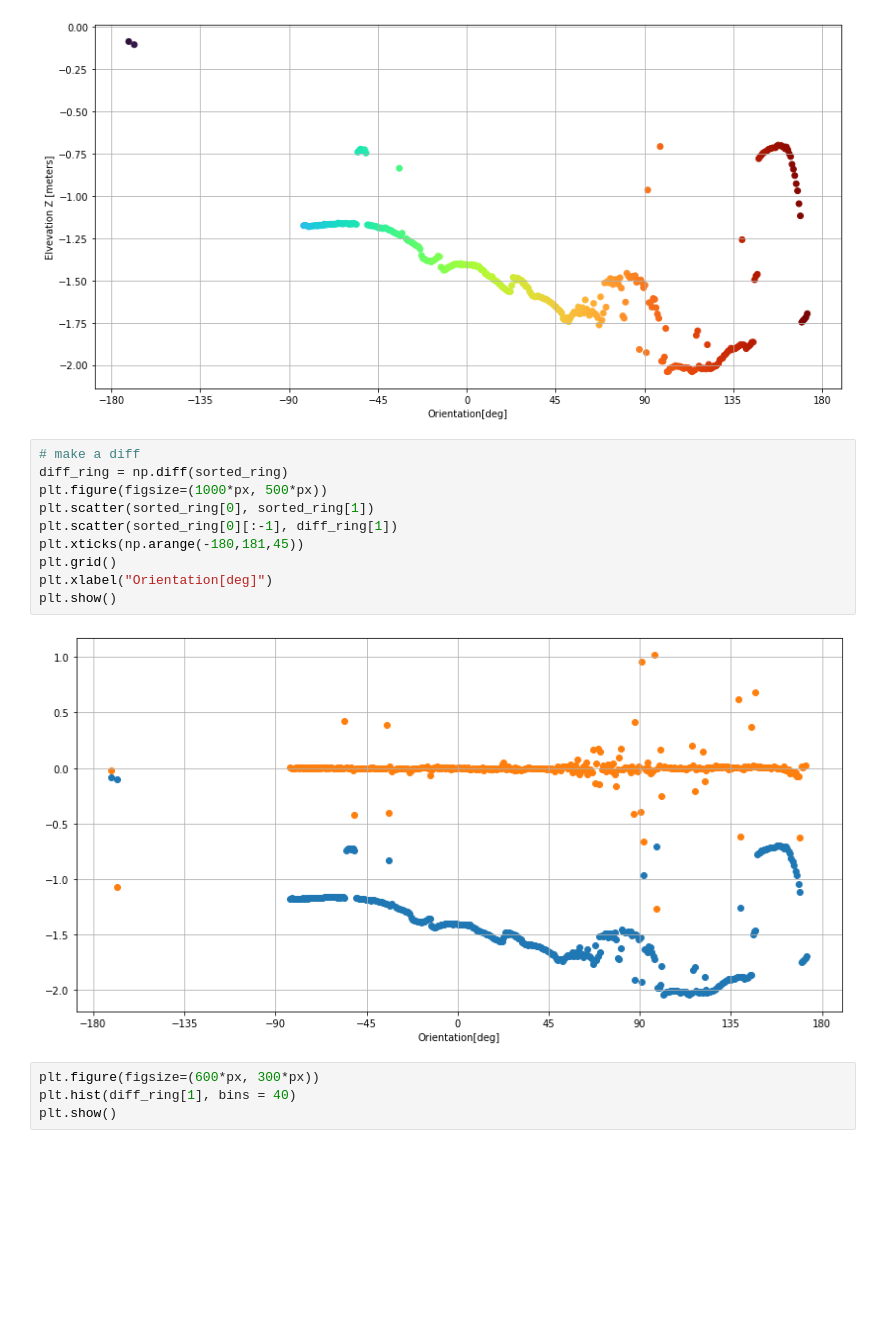
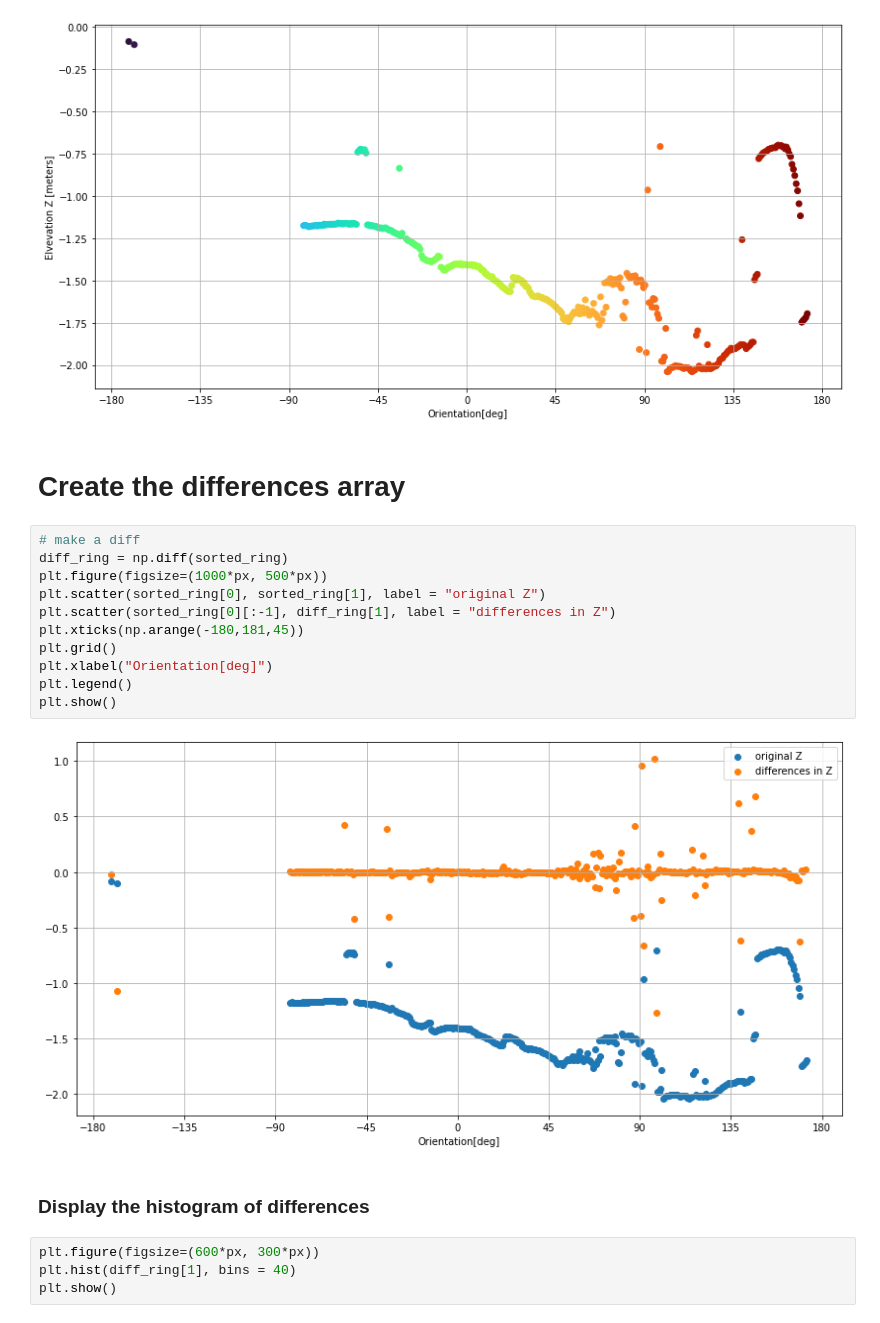
Before and after one commit to horverno/lidar-tinkering-ipython, a Jupyter notebook: x_equals_zero.ipynb, the cells around one changed output. Drawn from its saved outputs; the diff is of its cells as text; blank space fills up the shorter version.

```diff
--- a/x_equals_zero.ipynb
+++ b/x_equals_zero.ipynb
@@ -81,18 +81,23 @@ plt.ylabel("Elvevation Z [meters]")
 plt.show()
 # %% [output]
 [figure]
+# %% [markdown]
+# Create the differences array
 # %%
 # make a diff
 diff_ring = np.diff(sorted_ring)
 plt.figure(figsize=(1000*px, 500*px))
-plt.scatter(sorted_ring[0], sorted_ring[1])
-plt.scatter(sorted_ring[0][:-1], diff_ring[1])
+plt.scatter(sorted_ring[0], sorted_ring[1], label = "original Z")
+plt.scatter(sorted_ring[0][:-1], diff_ring[1], label = "differences in Z")
 plt.xticks(np.arange(-180,181,45))
 plt.grid()
 plt.xlabel("Orientation[deg]")
+plt.legend()
 plt.show()
 # %% [output]
-[figure, old version]
+[figure, new version]
+# %% [markdown]
+### Display the histogram of differences
 # %%
 plt.figure(figsize=(600*px, 300*px))
 plt.hist(diff_ring[1], bins = 40)
```
Also changed, not shown: parts of 1 cell of this notebook.
